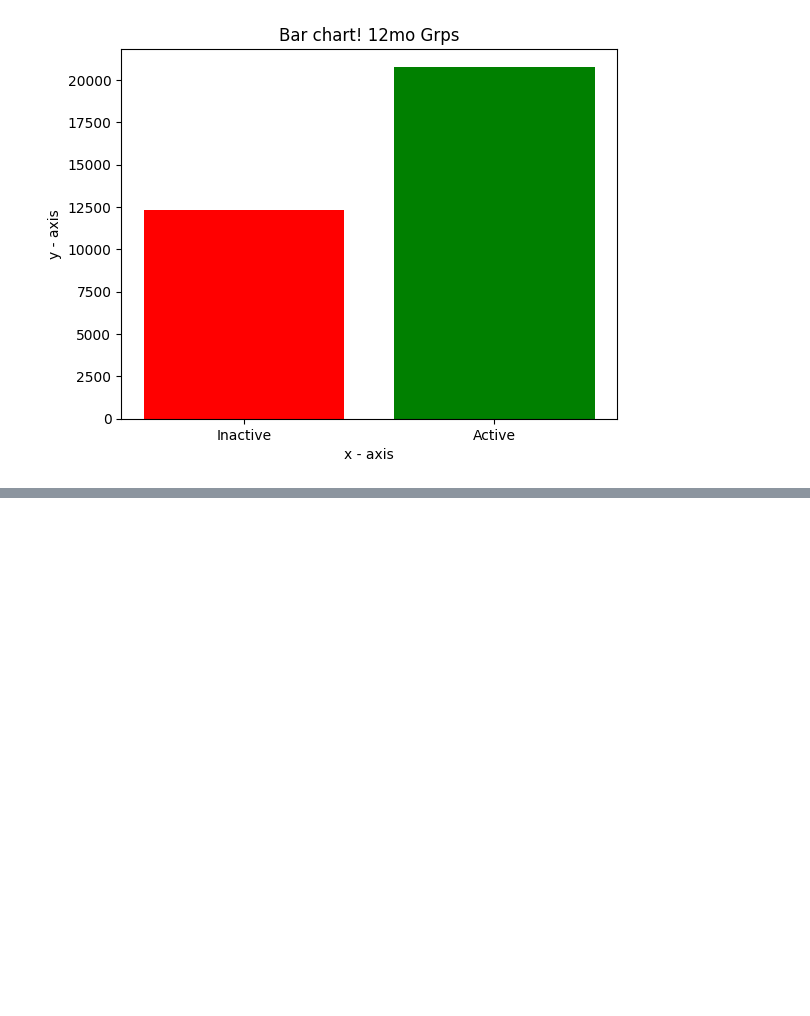
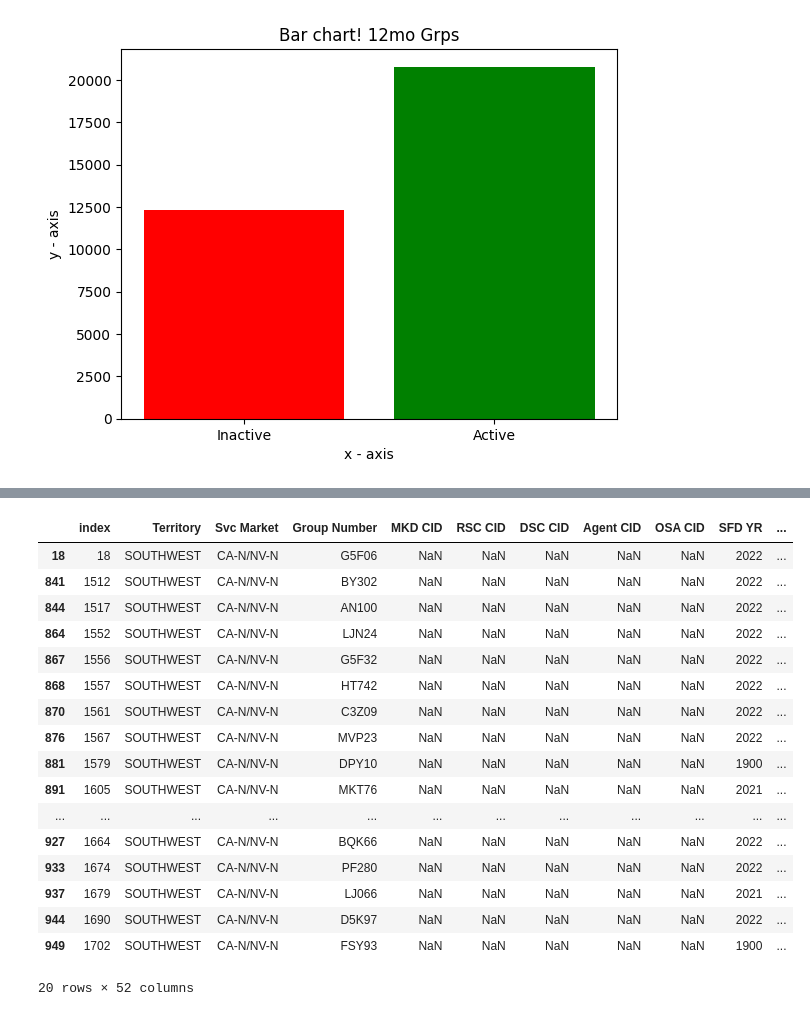
Before and after one commit to bilal-zafarr/pandas-practice, a Jupyter notebook: my_model.ipynb, the cells around one changed output, grey strips where cells are left out. Drawn from its saved outputs; the diff is of its cells as text; code cells hidden in the pictures; blank space fills up the shorter version.

```diff
--- a/my_model.ipynb
+++ b/my_model.ipynb
@@ -109,0 +123,36 @@ filtered_emp_count
+# %%
+df_agents = pd.read_excel("Agent-Hierarchy-Working.xlsx")
+# %%
+dsc = df_agents.iloc[16]["DSC Name"]
+rsc = df_agents.iloc[16]["RSC Name"]
+# dsc_bob = "RAWLINGS, ERIC"
+# new_dsc = dsc.split()[-1] + ", " + dsc.split()[0]
+# new_dsc == dsc_bob
+# %%
+end_list = list()
+for i in range(len(filtered_emp_count)):
+    if filtered_emp_count.iloc[i]["RSC Name"] == rsc or filtered_emp_count.iloc[i]["dSC Name"] == dsc.split()[-1] + ", " + dsc.split()[0]:
+        end_list.append(filtered_emp_count.iloc[i])
+# print(end_list)
+# %%
+end_df = pd.DataFrame (end_list, columns = list(filtered_emp_count))
+end_df.head(20)
+# %% [output]
+|  | index | Territory | Svc Market | Group Number | MKD CID | RSC CID | DSC CID | Agent CID | OSA CID | SFD YR | ... |
+| 18 | 18 | SOUTHWEST | CA-N/NV-N | G5F06 | NaN | NaN | NaN | NaN | NaN | 2022 | ... |
+| 841 | 1512 | SOUTHWEST | CA-N/NV-N | BY302 | NaN | NaN | NaN | NaN | NaN | 2022 | ... |
+| 844 | 1517 | SOUTHWEST | CA-N/NV-N | AN100 | NaN | NaN | NaN | NaN | NaN | 2022 | ... |
+| 864 | 1552 | SOUTHWEST | CA-N/NV-N | LJN24 | NaN | NaN | NaN | NaN | NaN | 2022 | ... |
+| 867 | 1556 | SOUTHWEST | CA-N/NV-N | G5F32 | NaN | NaN | NaN | NaN | NaN | 2022 | ... |
+| 868 | 1557 | SOUTHWEST | CA-N/NV-N | HT742 | NaN | NaN | NaN | NaN | NaN | 2022 | ... |
+| 870 | 1561 | SOUTHWEST | CA-N/NV-N | C3Z09 | NaN | NaN | NaN | NaN | NaN | 2022 | ... |
+| 876 | 1567 | SOUTHWEST | CA-N/NV-N | MVP23 | NaN | NaN | NaN | NaN | NaN | 2022 | ... |
+| 881 | 1579 | SOUTHWEST | CA-N/NV-N | DPY10 | NaN | NaN | NaN | NaN | NaN | 1900 | ... |
+| 891 | 1605 | SOUTHWEST | CA-N/NV-N | MKT76 | NaN | NaN | NaN | NaN | NaN | 2021 | ... |
+| ... | ... | ... | ... | ... | ... | ... | ... | ... | ... | ... | ... |
+| 927 | 1664 | SOUTHWEST | CA-N/NV-N | BQK66 | NaN | NaN | NaN | NaN | NaN | 2022 | ... |
+| 933 | 1674 | SOUTHWEST | CA-N/NV-N | PF280 | NaN | NaN | NaN | NaN | NaN | 2022 | ... |
+| 937 | 1679 | SOUTHWEST | CA-N/NV-N | LJ066 | NaN | NaN | NaN | NaN | NaN | 2021 | ... |
+| 944 | 1690 | SOUTHWEST | CA-N/NV-N | D5K97 | NaN | NaN | NaN | NaN | NaN | 2022 | ... |
+| 949 | 1702 | SOUTHWEST | CA-N/NV-N | FSY93 | NaN | NaN | NaN | NaN | NaN | 1900 | ... |
+20 rows × 52 columns
```
Also changed, not shown: parts of 7 cells of this notebook, 1 other file.
